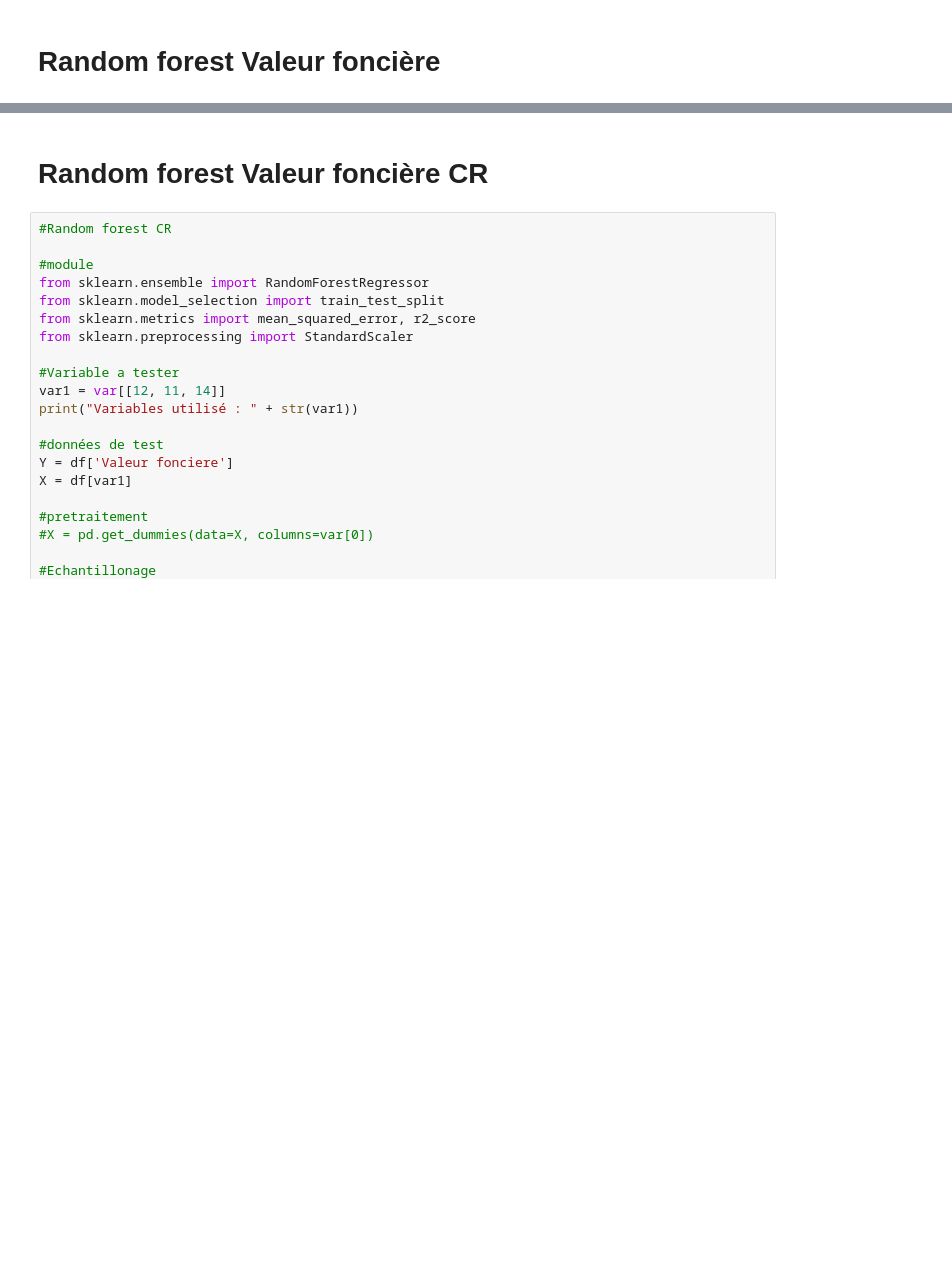
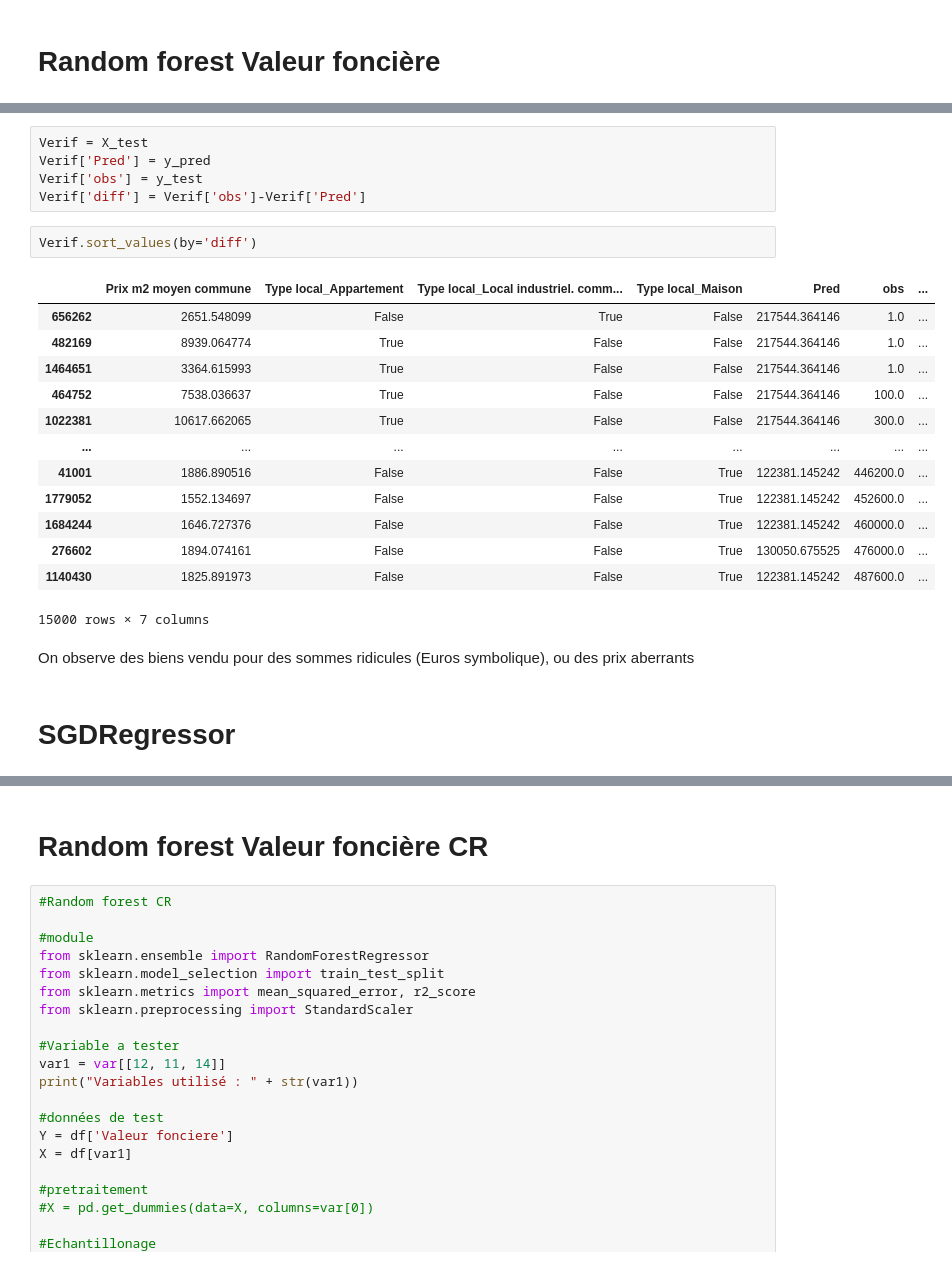
Before and after one commit to Ndeyefatou8/Machine_Learning, a Jupyter notebook: ML_model.ipynb, the cells around one changed output, grey strips where cells are left out. Cells and saved outputs as stored; diff of their text form; blank space fills up the shorter version.

```diff
--- a/ML_model.ipynb
+++ b/ML_model.ipynb
@@ -247,0 +411,25 @@ R² : 0.17673124949154084
+# %%
+Verif = X_test
+Verif['Pred'] = y_pred
+Verif['obs'] = y_test
+Verif['diff'] = Verif['obs']-Verif['Pred']
+# %%
+Verif.sort_values(by='diff')
+# %% [output]
+|  | Prix m2 moyen commune | Type local_Appartement | Type local_Local industriel. comm... | Type local_Maison | Pred | obs | ... |
+| 656262 | 2651.548099 | False | True | False | 217544.364146 | 1.0 | ... |
+| 482169 | 8939.064774 | True | False | False | 217544.364146 | 1.0 | ... |
+| 1464651 | 3364.615993 | True | False | False | 217544.364146 | 1.0 | ... |
+| 464752 | 7538.036637 | True | False | False | 217544.364146 | 100.0 | ... |
+| 1022381 | 10617.662065 | True | False | False | 217544.364146 | 300.0 | ... |
+| ... | ... | ... | ... | ... | ... | ... | ... |
+| 41001 | 1886.890516 | False | False | True | 122381.145242 | 446200.0 | ... |
+| 1779052 | 1552.134697 | False | False | True | 122381.145242 | 452600.0 | ... |
+| 1684244 | 1646.727376 | False | False | True | 122381.145242 | 460000.0 | ... |
+| 276602 | 1894.074161 | False | False | True | 130050.675525 | 476000.0 | ... |
+| 1140430 | 1825.891973 | False | False | True | 122381.145242 | 487600.0 | ... |
+15000 rows × 7 columns
+# %% [markdown]
+On observe des biens vendu pour des sommes ridicules (Euros symbolique), ou des prix aberrants
+# %% [markdown]
+# SGDRegressor
```
Also changed, not shown: parts of 32 cells of this notebook, 5 other files.
